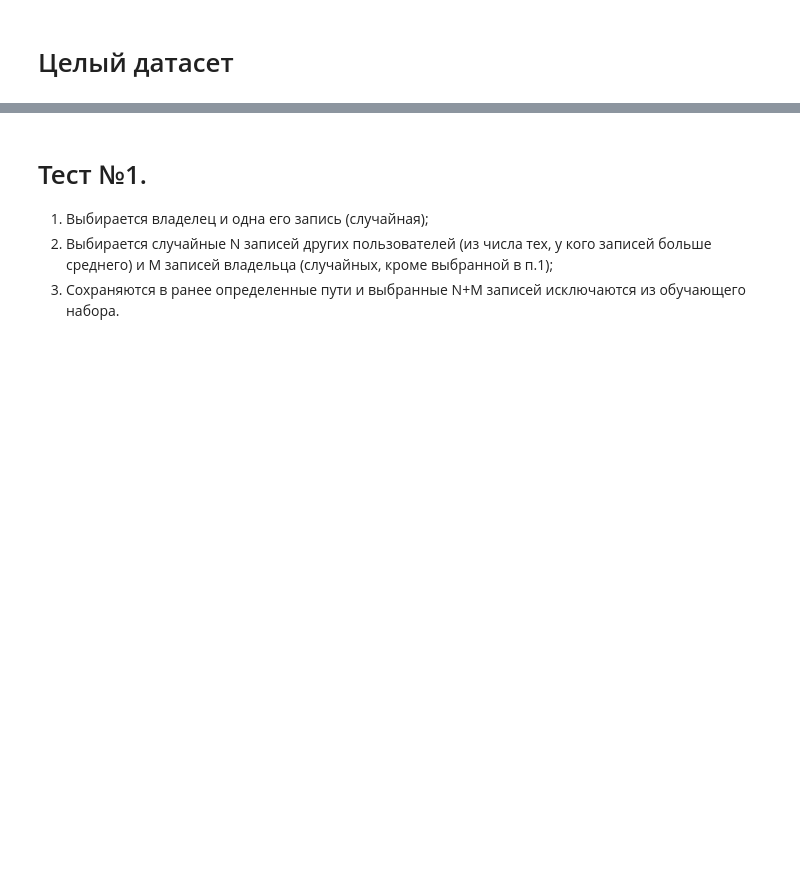
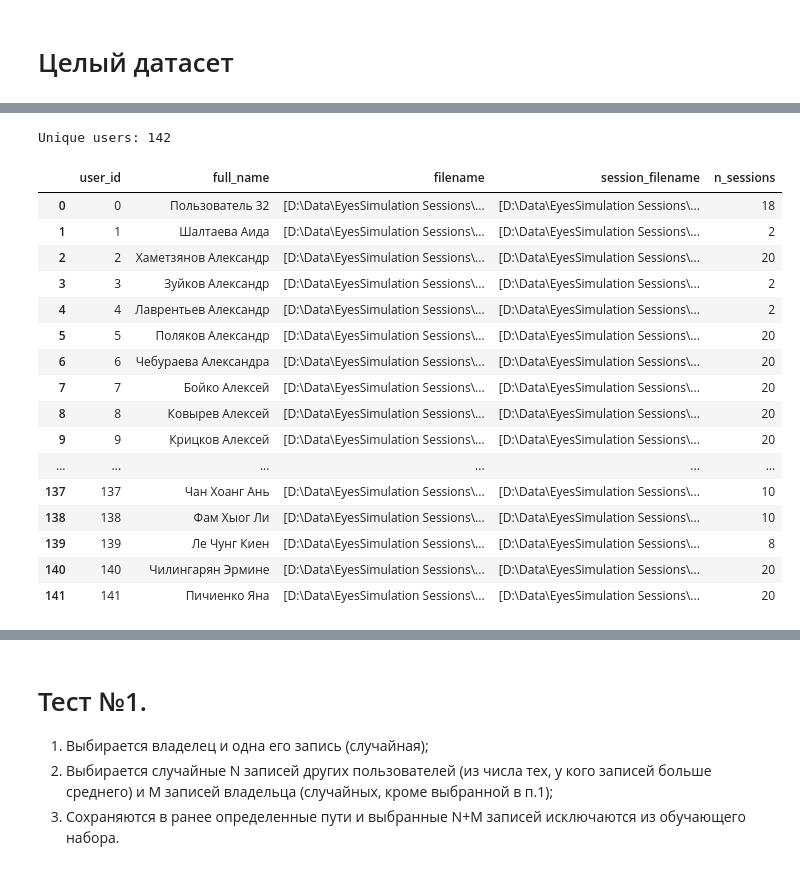
Before and after one commit to IrinaArmstrong/GazeVerificationStand, a Jupyter notebook: notebooks/Create User Splits.ipynb, the cells around one changed output, grey strips where cells are left out. Saved outputs shown, nothing was run; the diff lists cells and outputs as text; code cells hidden in the pictures; blank space fills up the shorter version.

```diff
--- a/notebooks/Create User Splits.ipynb
+++ b/notebooks/Create User Splits.ipynb
@@ -38,12 +39,20 @@ init_config("../set_locations.ini")
 TRAIN_DIR = config.get("DataPaths", "train_data")
 OWNER_DIR = config.get("DataPaths", "owner_data")
 RUN_DIR = config.get("DataPaths", "run_data")
+# %%
+# For train-test in training mode
+
+GENERAL_DATA_DIR = Path('D:\\Data\\EyesSimulation Sessions\\Export_full')
+INITIAL_DATA_DIR = GENERAL_DATA_DIR / "Export_full"
+TEST_SEEN_DATA_DIR = GENERAL_DATA_DIR / "test_seen"
+TEST_UNSEEN_DATA_DIR = GENERAL_DATA_DIR / "test_unseen"
+TRAIN_DATA_DIR = GENERAL_DATA_DIR / "train"
 # %% [markdown]
 # Целый датасет
 # %%
-sess_filenames = [fn for fn in glob.glob(str(GENERAL_DATA_DIR) + "\\*.csv") if not fn.endswith("_affmatrix.csv")]
+sess_filenames = [fn for fn in glob.glob(str(INITIAL_DATA_DIR) + "\\*.csv") if not fn.endswith("_affmatrix.csv")]
 print(f"Number of sessions files avaliable: {len(sess_filenames)}")
 
-users_filenames = glob.glob(str(GENERAL_DATA_DIR) + "\\*.txt")
+users_filenames = glob.glob(str(INITIAL_DATA_DIR) + "\\*.txt")
 print(f"Number of users meta files avaliable: {len(users_filenames)}")
 # %% [output]
@@ -83,0 +61,15 @@ Unique users: 15
+# %%
+meta_df = []
+for mfn in tqdm_notebook(users_filenames):
+    mdf = pd.read_csv(mfn, delimiter = "\t", encoding="Windows-1251",
+                      header=None, error_bad_lines=False).transpose()
+    mdf.columns = mdf.iloc[0]
+    mdf = mdf.drop(labels=0, axis=0).dropna(how='all')
+    mdf['filename'] = mfn
+    meta_df.append(mdf)
+meta_df = pd.concat(meta_df).reset_index(drop=True)
+meta_df['full_name'] = (meta_df['last_name'].fillna("") + " " + meta_df['first_name'].fillna("")).str.strip()
+meta_df['session_filename'] = meta_df.filename.apply(lambda x: ("_".join(x.split("_")[:-1]) + ".csv"))
+meta_df['user_id'] = meta_df.full_name.replace(to_replace={user:i for i, user in enumerate(meta_df.full_name.unique())})
+print("Unique users:", meta_df.full_name.nunique())
+meta_df
@@ -83,0 +106,26 @@ Unique users: 15
+# %%
+by_person = meta_df.groupby(by=['user_id', 'full_name']).agg({'filename': lambda x: list(x),
+                                                            'session_filename': lambda x: list(x)}).reset_index()
+by_person['n_sessions'] = by_person.filename.apply(lambda x: len(x))
+
+print("Unique users:", meta_df.full_name.nunique())
+by_person
+# %% [output]
+Unique users: 142
+|  | user_id | full_name | filename | session_filename | n_sessions |
+| 0 | 0 | Пользователь 32 | [D:\Data\EyesSimulation Sessions\... | [D:\Data\EyesSimulation Sessions\... | 18 |
+| 1 | 1 | Шалтаева Аида | [D:\Data\EyesSimulation Sessions\... | [D:\Data\EyesSimulation Sessions\... | 2 |
+| 2 | 2 | Хаметзянов Александр | [D:\Data\EyesSimulation Sessions\... | [D:\Data\EyesSimulation Sessions\... | 20 |
+| 3 | 3 | Зуйков Александр | [D:\Data\EyesSimulation Sessions\... | [D:\Data\EyesSimulation Sessions\... | 2 |
+| 4 | 4 | Лаврентьев Александр | [D:\Data\EyesSimulation Sessions\... | [D:\Data\EyesSimulation Sessions\... | 2 |
+| 5 | 5 | Поляков Александр | [D:\Data\EyesSimulation Sessions\... | [D:\Data\EyesSimulation Sessions\... | 20 |
+| 6 | 6 | Чебураева Александра | [D:\Data\EyesSimulation Sessions\... | [D:\Data\EyesSimulation Sessions\... | 20 |
+| 7 | 7 | Бойко Алексей | [D:\Data\EyesSimulation Sessions\... | [D:\Data\EyesSimulation Sessions\... | 20 |
+| 8 | 8 | Ковырев Алексей | [D:\Data\EyesSimulation Sessions\... | [D:\Data\EyesSimulation Sessions\... | 20 |
+| 9 | 9 | Крицков Алексей | [D:\Data\EyesSimulation Sessions\... | [D:\Data\EyesSimulation Sessions\... | 20 |
+| ... | ... | ... | ... | ... | ... |
+| 137 | 137 | Чан Хоанг Ань | [D:\Data\EyesSimulation Sessions\... | [D:\Data\EyesSimulation Sessions\... | 10 |
+| 138 | 138 | Фам Хыог Ли | [D:\Data\EyesSimulation Sessions\... | [D:\Data\EyesSimulation Sessions\... | 10 |
+| 139 | 139 | Ле Чунг Киен | [D:\Data\EyesSimulation Sessions\... | [D:\Data\EyesSimulation Sessions\... | 8 |
+| 140 | 140 | Чилингарян Эрмине | [D:\Data\EyesSimulation Sessions\... | [D:\Data\EyesSimulation Sessions\... | 20 |
+| 141 | 141 | Пичиенко Яна | [D:\Data\EyesSimulation Sessions\... | [D:\Data\EyesSimulation Sessions\... | 20 |
```
Also changed, not shown: parts of 15 cells of this notebook, 6 other files.
